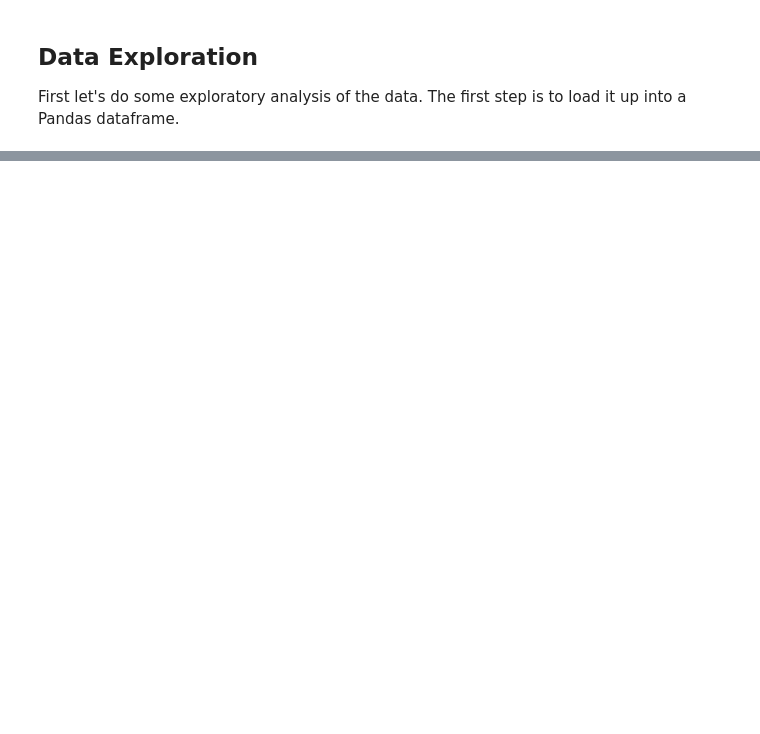
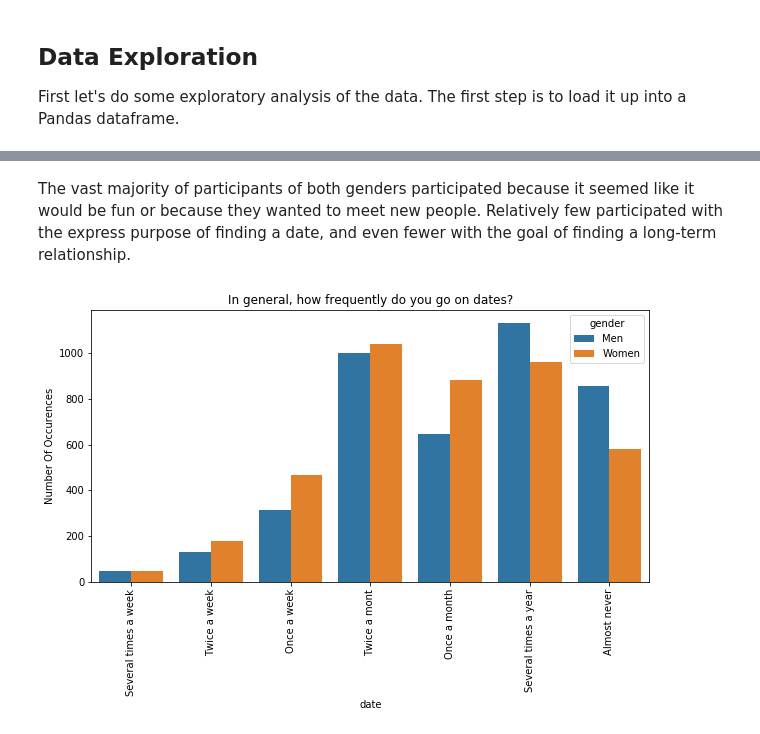
Before and after one commit to alexanderwood/online-dating, a Jupyter notebook: dating-analysis.ipynb, the cells around one changed output, grey strips where cells are left out. Saved outputs shown, nothing was run; the diff lists cells and outputs as text; code cells hidden in the pictures; blank space fills up the shorter version.

```diff
--- a/dating-analysis.ipynb
+++ b/dating-analysis.ipynb
@@ -57,0 +130,8 @@ These are a lot of different IDs. In fact, we see later in
+# %% [markdown]
+The vast majority of participants of both genders participated because it seemed like it would be fun or because they wanted to meet new people. Relatively few participated with the express purpose of finding a date, and even fewer with the goal of finding a long-term relationship.
+# %%
+question = "In general, how frequently do you go on dates?"
+answers = ['Several times a week', 'Twice a week', 'Once a week', 'Twice a mont', 'Once a month', 'Several times a year', 'Almost never']
+agg_plot(question, 'date', 'gender', answers, new_legend)
+# %% [output]
+[figure, added]
```
Also changed, not shown: parts of 21 cells of this notebook, 3 other files.
